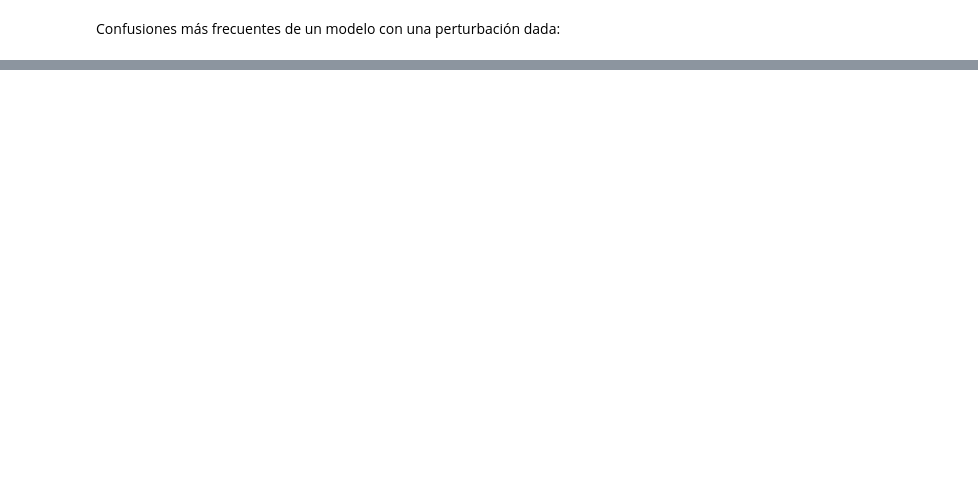
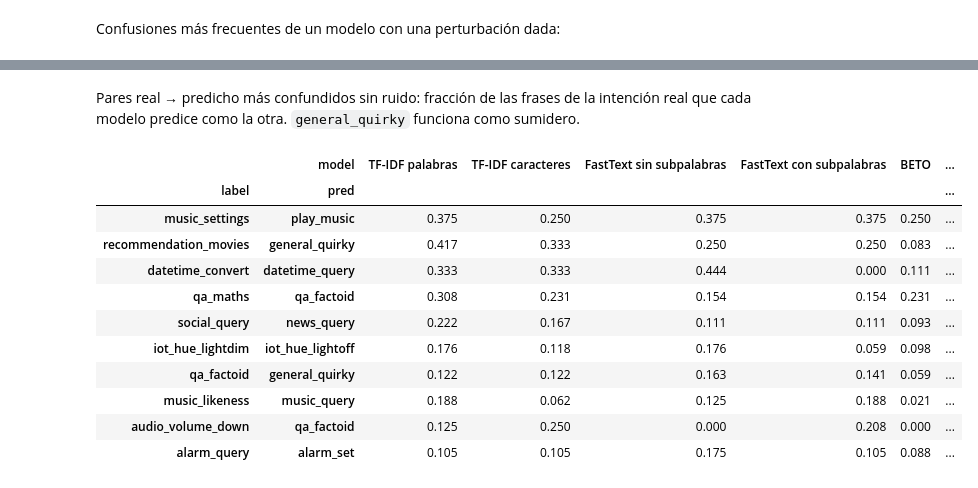
Before and after one commit to mlombardia/TP-NLP-2Q2026, a Jupyter notebook: resultados.ipynb, the cells around one changed output, grey strips where cells are left out. Drawn from its saved outputs; the diff is of its cells as text; code cells hidden in the pictures; blank space fills up the shorter version.

```diff
--- a/resultados.ipynb
+++ b/resultados.ipynb
@@ -224,0 +258,16 @@ Name: errores, dtype: int64
+# %%
+val = predictions.query("split == 'validation'").assign(
+    ok=lambda d: d["pred"] == d["label"]
+)
+limpio = val.query("perturbation == 'clean'")
+
+# Error sin ruido, y en cuántos pares real -> predicho se reparte.
+pares = limpio.query("not ok").groupby(["model", "label", "pred"]).size()
+pd.DataFrame(
+    {
+        "error sin ruido": 1 - limpio.groupby("model")["ok"].mean(),
+        "pares distintos": pares.groupby("model").size(),
+        "10 pares más frecuentes (% de los errores)": 100
+        * pares.groupby("model").apply(lambda s: s.nlargest(10).sum() / s.sum()),
+    }
+).loc[models].rename(index=MODEL_LABELS)
@@ -224,0 +282,30 @@ Name: errores, dtype: int64
+# %% [markdown]
+Pares real → predicho más confundidos sin ruido: fracción de las frases de la intención real que cada modelo predice como la otra. `general_quirky` funciona como sumidero.
+# %%
+# Pares más confundidos sin ruido: fracción de las frases de la intención real que se
+# predicen como la otra, por modelo. Solo intenciones con 8 frases o más.
+n_frases = limpio.query("model == 'tfidf_word'").groupby("label").size()
+errores = limpio.query("not ok").groupby(["model", "label", "pred"]).size()
+total = limpio.groupby(["model", "label"]).size()
+tasa = (errores / total.reindex(errores.index.droplevel("pred")).to_numpy()).unstack(
+    "model"
+)
+tasa = tasa.fillna(0)[models].loc[
+    n_frases.reindex(tasa.index.get_level_values("label")).to_numpy() >= 8
+]
+tasa.assign(media=tasa.mean(axis=1)).sort_values("media", ascending=False).head(
+    10
+).rename(columns=MODEL_LABELS)
+# %% [output]
+|  | model | TF-IDF palabras | TF-IDF caracteres | FastText sin subpalabras | FastText con subpalabras | BETO | ... |
+| label | pred |  |  |  |  |  | ... |
+| music_settings | play_music | 0.375 | 0.250 | 0.375 | 0.375 | 0.250 | ... |
+| recommendation_movies | general_quirky | 0.417 | 0.333 | 0.250 | 0.250 | 0.083 | ... |
+| datetime_convert | datetime_query | 0.333 | 0.333 | 0.444 | 0.000 | 0.111 | ... |
+| qa_maths | qa_factoid | 0.308 | 0.231 | 0.154 | 0.154 | 0.231 | ... |
+| social_query | news_query | 0.222 | 0.167 | 0.111 | 0.111 | 0.093 | ... |
+| iot_hue_lightdim | iot_hue_lightoff | 0.176 | 0.118 | 0.176 | 0.059 | 0.098 | ... |
+| qa_factoid | general_quirky | 0.122 | 0.122 | 0.163 | 0.141 | 0.059 | ... |
+| music_likeness | music_query | 0.188 | 0.062 | 0.125 | 0.188 | 0.021 | ... |
+| audio_volume_down | qa_factoid | 0.125 | 0.250 | 0.000 | 0.208 | 0.000 | ... |
+| alarm_query | alarm_set | 0.105 | 0.105 | 0.175 | 0.105 | 0.088 | ... |
```
Also changed, not shown: parts of 26 cells of this notebook, 19 other files.
